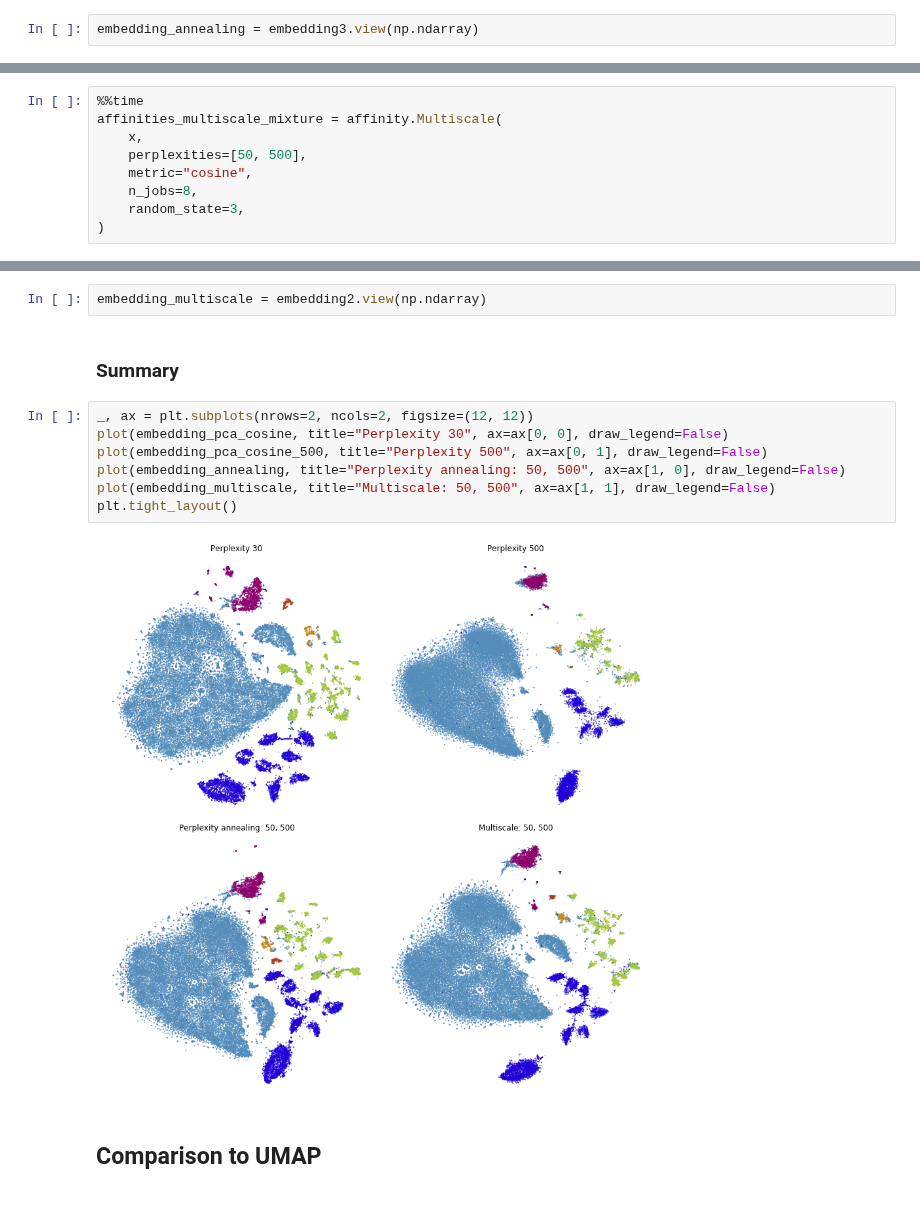
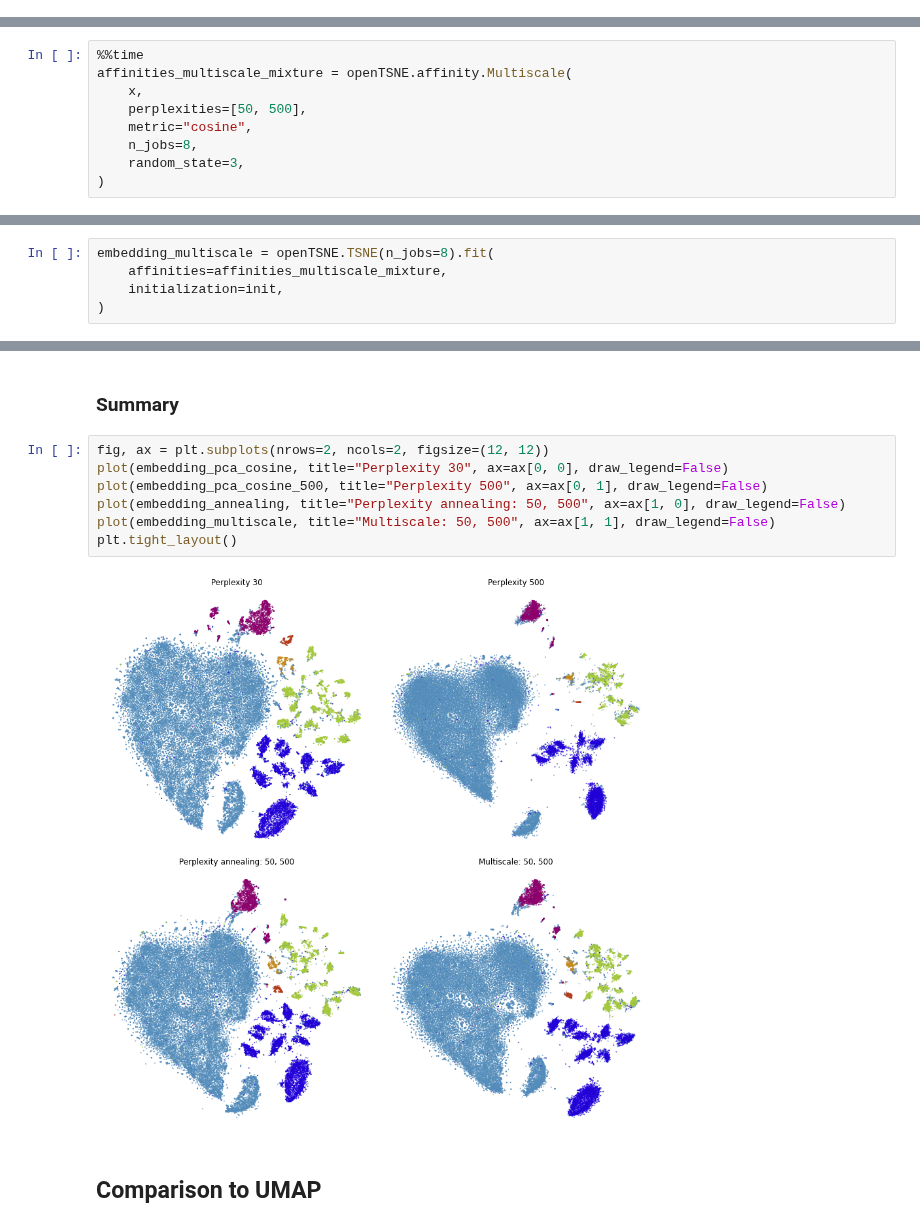
Before and after one commit to pavlin-policar/openTSNE, a Jupyter notebook: examples/03_preserving_global_structure.ipynb, the cells around one changed output, grey strips where cells are left out. Cells and saved outputs as stored; diff of their text form.

```diff
--- a/examples/03_preserving_global_structure.ipynb
+++ b/examples/03_preserving_global_structure.ipynb
@@ -243,12 +200,10 @@ plot(embedding3)
-# %%
-embedding_annealing = embedding3.view(np.ndarray)
 # %% [markdown]
 ### Multiscale
 
 One problem when using a high perplexity value e.g. 500 is that some of the clusters start to mix with each other, making the separation less apparent. Instead of a typical Gaussian kernel, we can use a multiscale kernel which will account for two different perplexity values. This typically results in better separation of clusters while still keeping much of the global structure.
 # %%
 %%time
-affinities_multiscale_mixture = affinity.Multiscale(
+affinities_multiscale_mixture = openTSNE.affinity.Multiscale(
     x,
     perplexities=[50, 500],
     metric="cosine",
@@ -280 +223,6 @@ Wall time: 48.6 s
+# %%
+embedding_multiscale = openTSNE.TSNE(n_jobs=8).fit(
+    affinities=affinities_multiscale_mixture,
+    initialization=init,
+)
 # %%
@@ -293,16 +232,14 @@ plot(embedding2)
-# %%
-embedding_multiscale = embedding2.view(np.ndarray)
 # %% [markdown]
 ### Summary
 # %%
-_, ax = plt.subplots(nrows=2, ncols=2, figsize=(12, 12))
+fig, ax = plt.subplots(nrows=2, ncols=2, figsize=(12, 12))
 plot(embedding_pca_cosine, title="Perplexity 30", ax=ax[0, 0], draw_legend=False)
 plot(embedding_pca_cosine_500, title="Perplexity 500", ax=ax[0, 1], draw_legend=False)
 plot(embedding_annealing, title="Perplexity annealing: 50, 500", ax=ax[1, 0], draw_legend=False)
 plot(embedding_multiscale, title="Multiscale: 50, 500", ax=ax[1, 1], draw_legend=False)
 plt.tight_layout()
 # %% [output]
-[figure, old version]
+[figure, new version]
 # %% [markdown]
 ## Comparison to UMAP
 # %%
```
Also changed, not shown: parts of 42 cells of this notebook, 37 other files.
